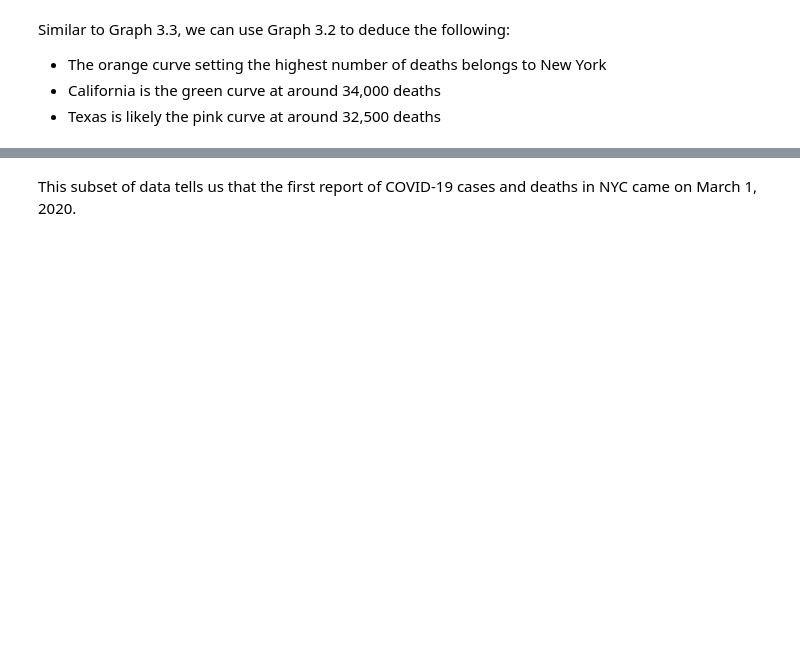
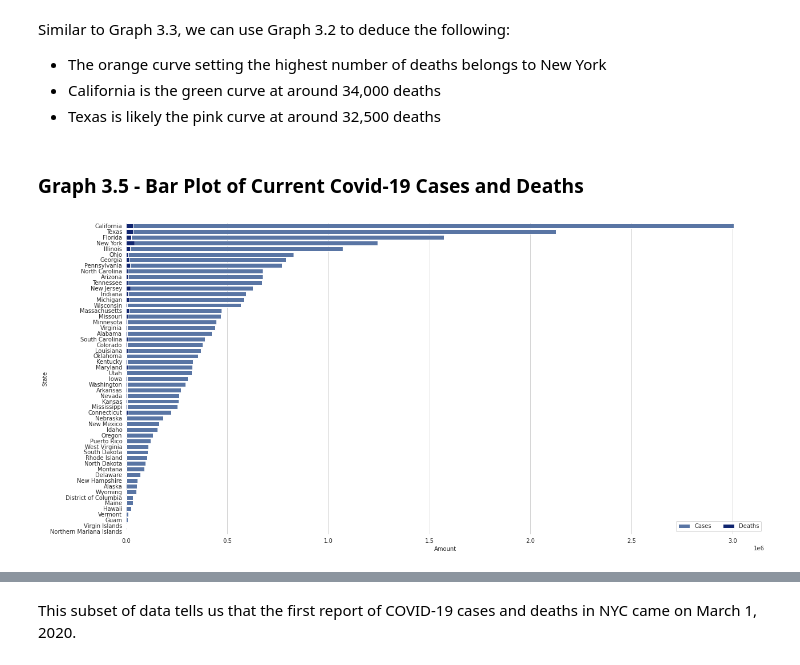
Before and after one commit to nickdlc/CUNY-Data-Analytics, a Jupyter notebook: mini_projects/data_analytics/Data_Analytics_Mini_Project02.ipynb, the cells around one changed output, grey strips where cells are left out. Saved outputs shown, nothing was run; the diff lists cells and outputs as text; code cells hidden in the pictures; blank space fills up the shorter version.

```diff
--- a/mini_projects/data_analytics/Data_Analytics_Mini_Project02.ipynb
+++ b/mini_projects/data_analytics/Data_Analytics_Mini_Project02.ipynb
@@ -405,3 +480,31 @@ Similar to Graph 3.3, we can use Graph 3.2 to deduce the following:
 - The orange curve setting the highest number of deaths belongs to New York
 - California is the green curve at around 34,000 deaths
 - Texas is likely the pink curve at around 32,500 deaths
+# %% [markdown]
+### Graph 3.5 - Bar Plot of Current Covid-19 Cases and Deaths
+# %%
+f, ax = plt.subplots(figsize=(20, 10))
+
+# Drops the columns which won't be needed for the bar graph
+state_curr_data = curr_data.drop(labels=['date', 'county', 'fips', 'month', 'month of year',
+                                         'day', 'day of month', 'year'], axis=1)
+
+# Sorts the values of state_curr_data by state and re-indexes them by state
+state_curr_data = state_curr_data.sort_values('state').reset_index(drop=True)
+
+# Computes the sum of cases and deaths per state, then sorts them by cases
+state_curr_data = state_curr_data.groupby('state').sum().sort_values('cases', ascending=False)
+
+# Plots the number of cases on the bar graph
+sns.set_color_codes('deep')
+sns.barplot(x='cases', y=state_curr_data.index, data=state_curr_data, label='Cases', color='b')
+
+# Plots the number of deaths on the bar graph, overlaying the existing bars for cases
+sns.set_color_codes('dark')
+sns.barplot(x='deaths', y=state_curr_data.index, data=state_curr_data, label='Deaths', color='b')
+
+ax.legend(ncol=2, loc="lower right", frameon=True)
+ax.set(ylabel="State", xlabel="Amount")
+sns.despine(left=True, bottom=True)
+# %% [output]
+[figure, added]
```
Also changed, not shown: parts of 59 cells of this notebook.
